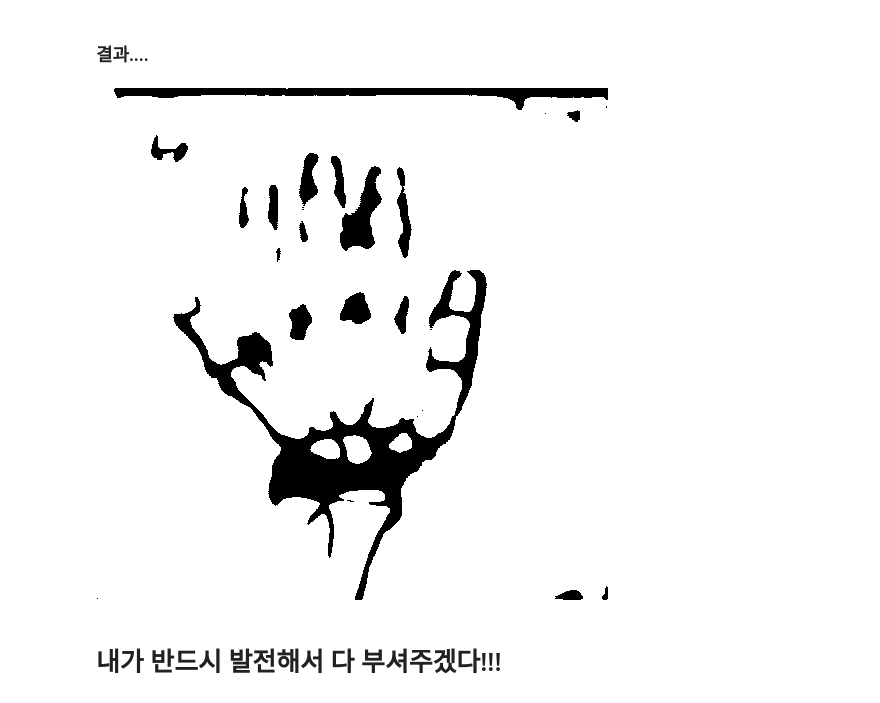
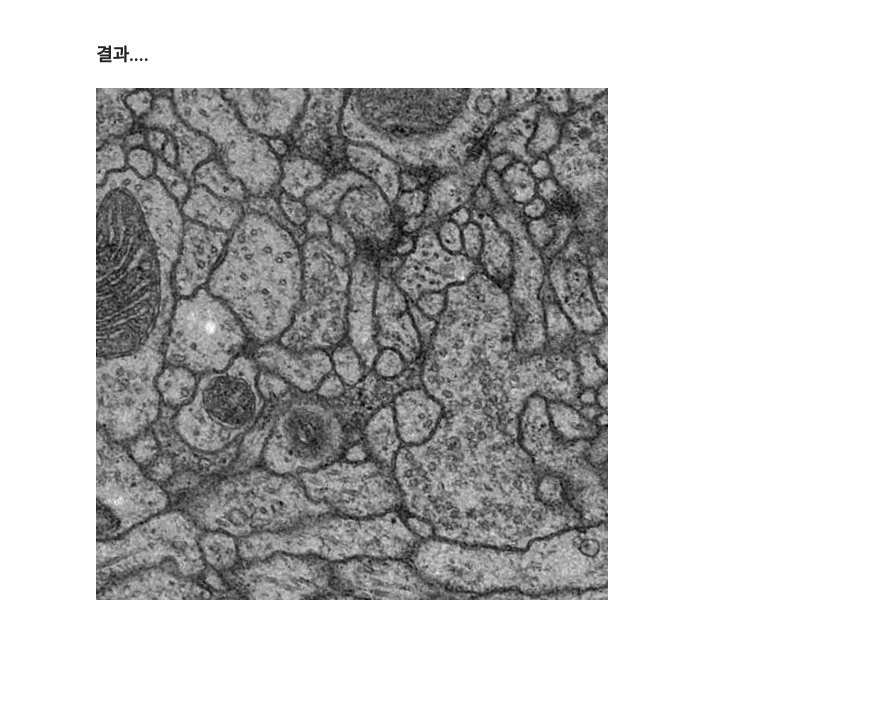
Before and after one commit to K-107/exercise, a Jupyter notebook: trainUnet.ipynb, the cells around one changed output. Drawn from its saved outputs; the diff is of its cells as text; code cells hidden in the pictures; blank space fills up the shorter version.

```diff
--- a/trainUnet.ipynb
+++ b/trainUnet.ipynb
@@ -331,8 +157,6 @@ data2.shape
 # %% [markdown]
 ### 결과....
 # %%
-Image.open('/content/youtube-cnn-002-pytorch-unet/results/png/output_0003.png')
+Image.open('/content/youtube-cnn-002-pytorch-unet/results/png/input_0000.png')
 # %% [output]
-[figure, old version]
+[figure, new version]
-# %% [markdown]
-# 내가 반드시 발전해서 다 부셔주겠다!!!
```
Also changed, not shown: parts of 24 cells of this notebook.
